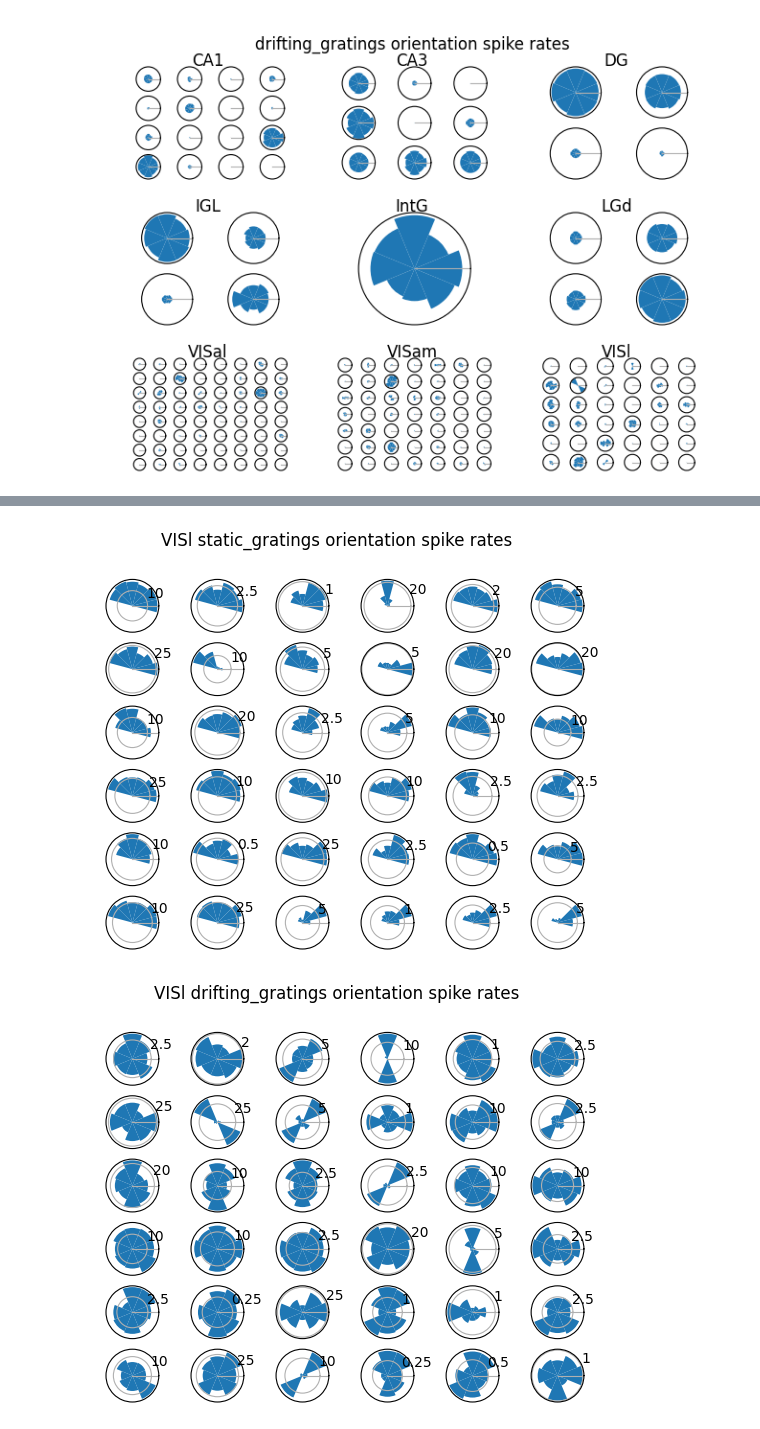
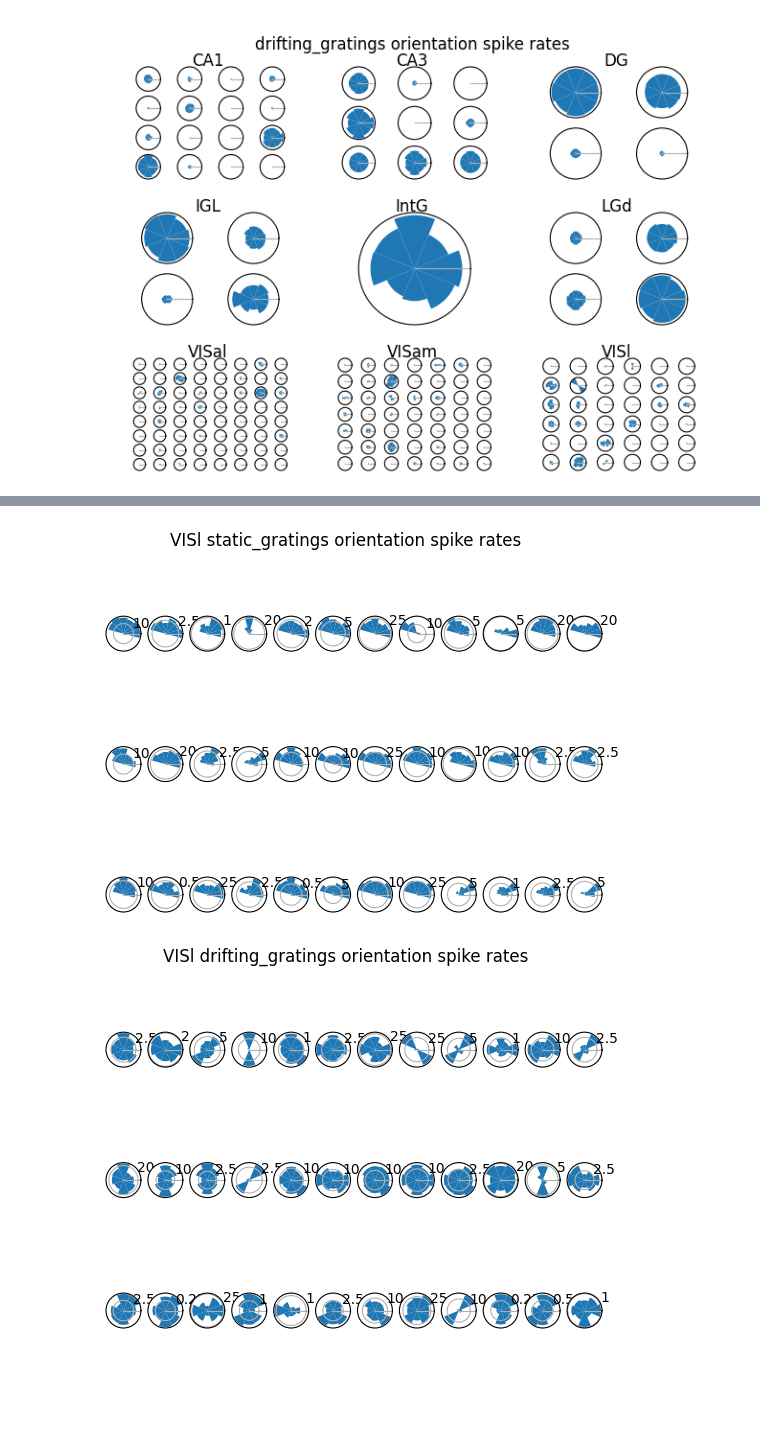
Before and after one commit to tebe-nigrelli/MMN-Group-Project, a Jupyter notebook: 01_EDA.ipynb, the cells around one changed output, grey strips where cells are left out. Drawn from its saved outputs; the diff is of its cells as text; code cells hidden in the pictures; blank space fills up the shorter version.

Commit message:
Allow non-square polar spike mean plots

```diff
--- a/01_EDA.ipynb
+++ b/01_EDA.ipynb
@@ -311,6 +311,8 @@ def plot_polar_orientation_spike_rates(
   ...
 def plot_polar_orientation_spike_rates(
     fig: Optional[Figure|SubFigure] = None, *,
+    subfig_dims: Optional[tuple[int,int]] = None,
+    subplot_dims: Optional[tuple[int,int]|dict[str, tuple[int,int]]] = None,
     subfigures_kw: dict[str, Any] = {},
     subplots_kw: dict[str, Any] = {'subplot_kw': {'projection': 'polar'}, 'sharey': True},
     **kwargs
@@ -326,17 +328,26 @@ def plot_polar_orientation_spike_rates(
 
     df = get_spike_info(use_rates=True, **kwargs).reset_index()
     orientation_delta = min_difference(df['orientation'].unique())
-    n = int(sqrt(df['structure_acronym'].nunique()))
 
     if fig is None:
         fig = plt.figure()
-    figs = fig.subfigures(n, n, squeeze=False, **subfigures_kw).flatten()
+
+    if subfig_dims:
+      figs = fig.subfigures(subfig_dims[0], subfig_dims[1], squeeze=False, **subfigures_kw).flatten()
+    else:
+      n = int(sqrt(df['structure_acronym'].nunique()))
+      figs = fig.subfigures(n, n, squeeze=False, **subfigures_kw).flatten()
     region_subfigs = {}
     region_unit_axs = {}
     for subfig, (region, df) in zip(figs, df.groupby('structure_acronym')):
         region_subfigs[region] = subfig
-        n = int(sqrt(len(df['unit_id'].unique())))
-        axs = subfig.subplots(n, n, squeeze=False, **subplots_kw).flatten()
+        if isinstance(subplot_dims, tuple):
+          axs = subfig.subplots(subplot_dims[0], subplot_dims[1], squeeze=False, **subplots_kw).flatten()
+        elif isinstance(subplot_dims, dict) and region in subplot_dims:
+          axs = subfig.subplots(subplot_dims[region][0], subplot_dims[region][1], squeeze=False, **subplots_kw).flatten()
+        else:
+          n = int(sqrt(len(df['unit_id'].unique())))
+          axs = subfig.subplots(n, n, squeeze=False, **subplots_kw).flatten()
         for ax, (unit_id, df) in zip(axs, df.groupby('unit_id')):
             region_unit_axs[(region, unit_id)] = ax
             df_data = df.groupby('orientation')[['spike_mean']].mean().reset_index()
@@ -361,3 +372,20 @@ for stimulus_name in ['static_gratings', 'drifting_gratings']:
 # %% [output]
 [figure]
 [figure]
+# %%
+for (stimulus_name, region_acronym) in itertools.product(
+  ['static_gratings', 'drifting_gratings'],
+  ['VISl']
+):
+    fig, region_subfigs, region_unit_axs = plot_polar_orientation_spike_rates(
+      stimulus_name=EQ(stimulus_name),
+      structure_acronym=EQ(region_acronym),
+      isi_violations=RANGE(None, 0.7),
+      subplots_kw={'subplot_kw': {'projection': 'polar'}},
+    )
+    fig.suptitle(f'{region_acronym} {stimulus_name} orientation spike rates')
+    for (region, unit_id), ax in region_unit_axs.items():
+        ax.set_title('')
+        ax.set_xticks([0.0], labels=[''])
+    fig.show()
+    fig.savefig(IMAGE_DIR / f'{region_acronym}_{stimulus_name}_orientation_spike_rates.svg')
@@ -364,20 +395,21 @@ for stimulus_name in ['static_gratings', 'drifting_gratings']:
 # %%
 for (stimulus_name, region_acronym) in itertools.product(
   ['static_gratings', 'drifting_gratings'],
   ['VISl']
 ):
     fig, region_subfigs, region_unit_axs = plot_polar_orientation_spike_rates(
       stimulus_name=EQ(stimulus_name),
       structure_acronym=EQ(region_acronym),
       isi_violations=RANGE(None, 0.7),
-      subplots_kw = {'subplot_kw': {'projection': 'polar'}},
+      subplots_kw={'subplot_kw': {'projection': 'polar'}},
+      subplot_dims=(3,12)
     )
     fig.suptitle(f'{region_acronym} {stimulus_name} orientation spike rates')
     for (region, unit_id), ax in region_unit_axs.items():
         ax.set_title('')
         ax.set_xticks([0.0], labels=[''])
     fig.show()
     fig.savefig(IMAGE_DIR / f'{region_acronym}_{stimulus_name}_orientation_spike_rates.svg')
 # %% [output]
-[figure, old version]
+[figure, new version]
-[figure, old version]
+[figure, new version]
```
Also changed, not shown: parts of 1 cell of this notebook.
